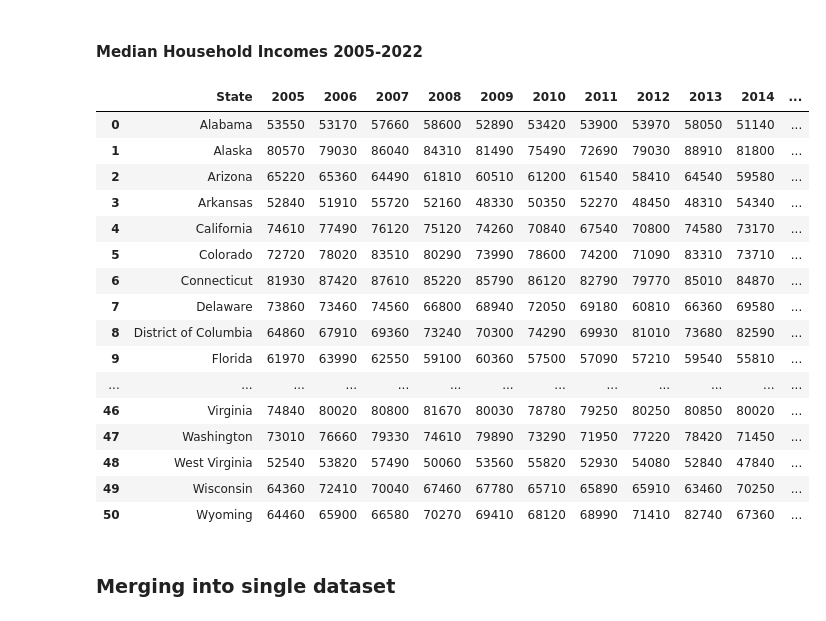
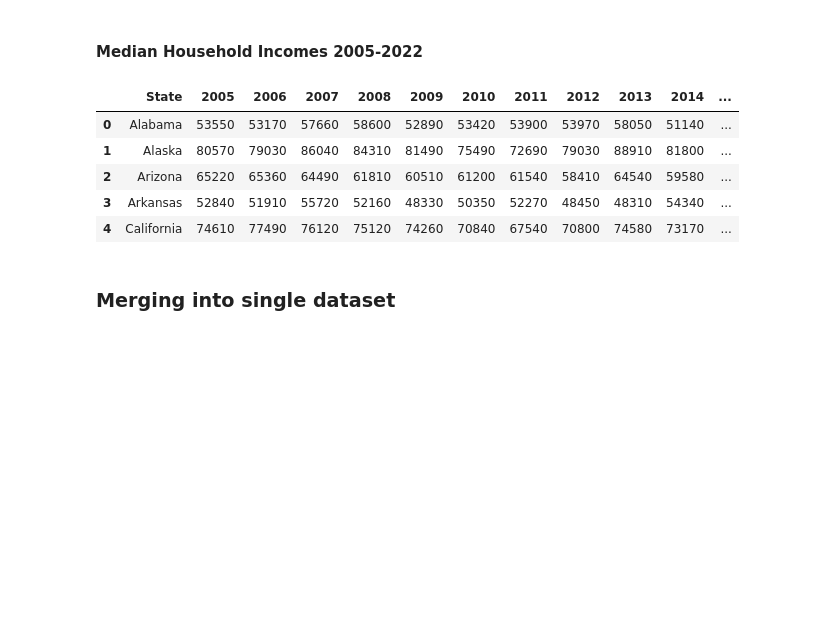
Before and after one commit to anoushkaberry15/data-analytics-project, a Jupyter notebook: Data Cleaning.ipynb, the cells around one changed output. Cells and saved outputs as stored; diff of their text form; code cells hidden in the pictures; blank space fills up the shorter version.

Commit message:
data_cleaned

```diff
--- a/Data Cleaning.ipynb
+++ b/Data Cleaning.ipynb
@@ -107,27 +106,16 @@ df_ur.head()
 # %% [markdown]
 #### Median Household Incomes 2005-2022
 # %%
-df_mhi = pd.read_csv('median_household_income.csv')
+df_mhi = pd.read_csv('data05-22/median_household_income.csv')
 df_mhi = df_mhi.sort_values(by=['State']).reset_index(drop=True)
-df_mhi
+df_mhi.head()
 # %% [output]
 |  | State | 2005 | 2006 | 2007 | 2008 | 2009 | 2010 | 2011 | 2012 | 2013 | 2014 | ... |
 | 0 | Alabama | 53550 | 53170 | 57660 | 58600 | 52890 | 53420 | 53900 | 53970 | 58050 | 51140 | ... |
 | 1 | Alaska | 80570 | 79030 | 86040 | 84310 | 81490 | 75490 | 72690 | 79030 | 88910 | 81800 | ... |
 | 2 | Arizona | 65220 | 65360 | 64490 | 61810 | 60510 | 61200 | 61540 | 58410 | 64540 | 59580 | ... |
 | 3 | Arkansas | 52840 | 51910 | 55720 | 52160 | 48330 | 50350 | 52270 | 48450 | 48310 | 54340 | ... |
 | 4 | California | 74610 | 77490 | 76120 | 75120 | 74260 | 70840 | 67540 | 70800 | 74580 | 73170 | ... |
-| 5 | Colorado | 72720 | 78020 | 83510 | 80290 | 73990 | 78600 | 74200 | 71090 | 83310 | 73710 | ... |
-| 6 | Connecticut | 81930 | 87420 | 87610 | 85220 | 85790 | 86120 | 82790 | 79770 | 85010 | 84870 | ... |
-| 7 | Delaware | 73860 | 73460 | 74560 | 66800 | 68940 | 72050 | 69180 | 60810 | 66360 | 69580 | ... |
-| 8 | District of Columbia | 64860 | 67910 | 69360 | 73240 | 70300 | 74290 | 69930 | 81010 | 73680 | 82590 | ... |
-| 9 | Florida | 61970 | 63990 | 62550 | 59100 | 60360 | 57500 | 57090 | 57210 | 59540 | 55810 | ... |
-| ... | ... | ... | ... | ... | ... | ... | ... | ... | ... | ... | ... | ... |
-| 46 | Virginia | 74840 | 80020 | 80800 | 81670 | 80030 | 78780 | 79250 | 80250 | 80850 | 80020 | ... |
-| 47 | Washington | 73010 | 76660 | 79330 | 74610 | 79890 | 73290 | 71950 | 77220 | 78420 | 71450 | ... |
-| 48 | West Virginia | 52540 | 53820 | 57490 | 50060 | 53560 | 55820 | 52930 | 54080 | 52840 | 47840 | ... |
-| 49 | Wisconsin | 64360 | 72410 | 70040 | 67460 | 67780 | 65710 | 65890 | 65910 | 63460 | 70250 | ... |
-| 50 | Wyoming | 64460 | 65900 | 66580 | 70270 | 69410 | 68120 | 68990 | 71410 | 82740 | 67360 | ... |
 # %% [markdown]
 ### Merging into single dataset
 # %%
```
Also changed, not shown: parts of 16 cells of this notebook, 13 other files.
